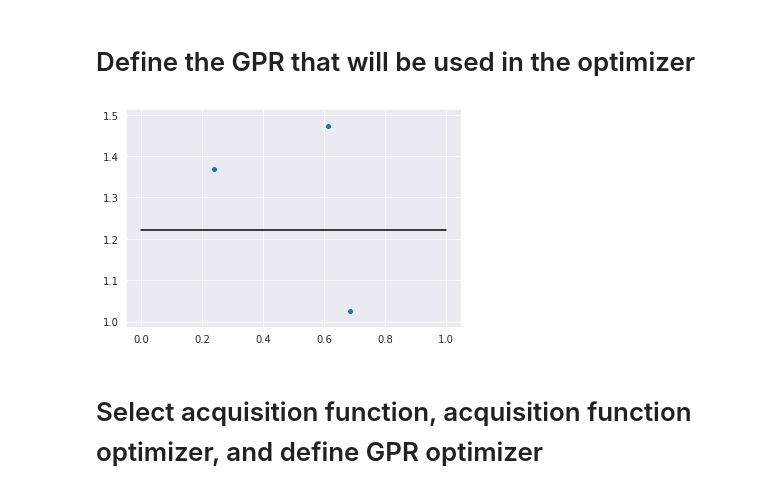
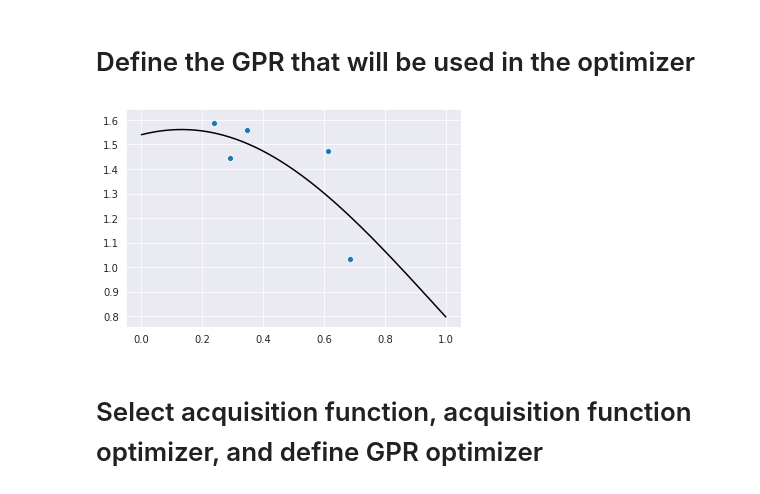
Before and after one commit to cjc77/gaussian-processes-final-project, a Jupyter notebook: notebooks/demo_gpr_opt.ipynb, the cells around one changed output. Saved outputs shown, nothing was run; the diff lists cells and outputs as text; code cells hidden in the pictures.

```diff
--- a/notebooks/demo_gpr_opt.ipynb
+++ b/notebooks/demo_gpr_opt.ipynb
@@ -70,20 +70,20 @@ plt.show()
 kernel = gp.kernels.RBF()
 # Defining the scale parameter here is cheating a bit (since used the same value when generating the data)
 gpr = gp.GaussianProcessRegressor(kernel,
-                                  alpha=np.abs(rand.normal(scale=.1)),
+                                  alpha=np.abs(rand.normal(scale=.01)),
                                   n_restarts_optimizer=10,
                                   random_state=rand)
 # %%
 # take a random sample of X values
-X = rand.random(3)[:, np.newaxis]
+X = rand.random(5)[:, np.newaxis]
 # plug the random sample into the objective
 y = objective(X)
 
 gpr.fit(X, y)
 ax = plot_real_sample_vs_surrogate_surface(X, y, gpr)
 plt.show()
 # %% [output]
-[figure, old version]
+[figure, new version]
 # %% [markdown]
 # Select acquisition function, acquisition function optimizer, and define GPR optimizer
 # %%
```
Also changed, not shown: parts of 4 cells of this notebook, 1 other file.
